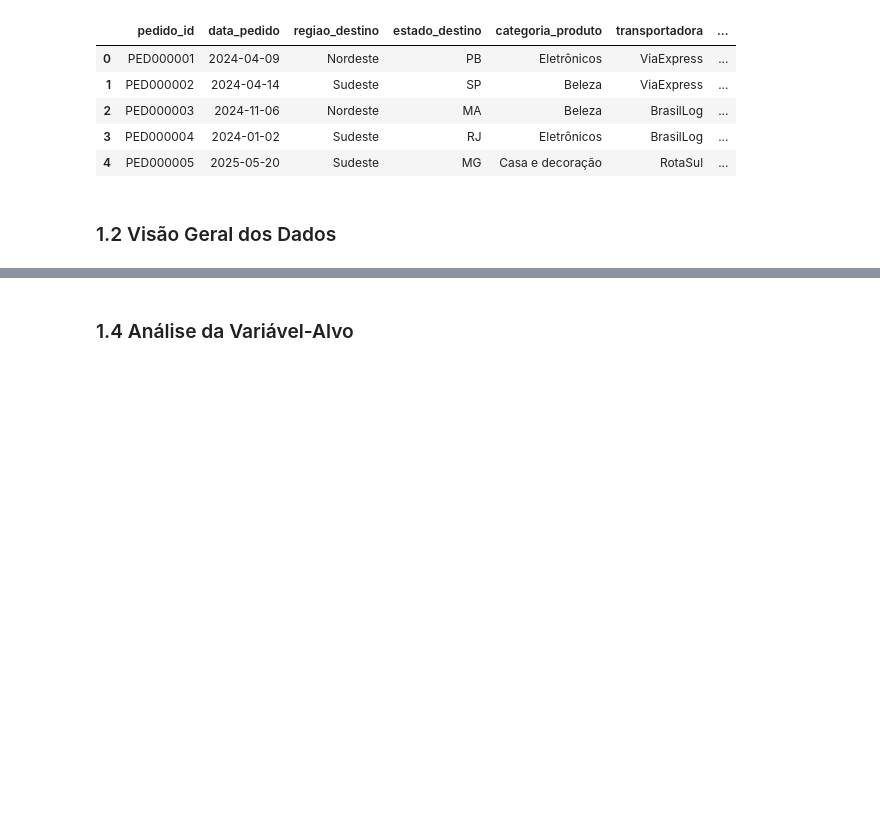
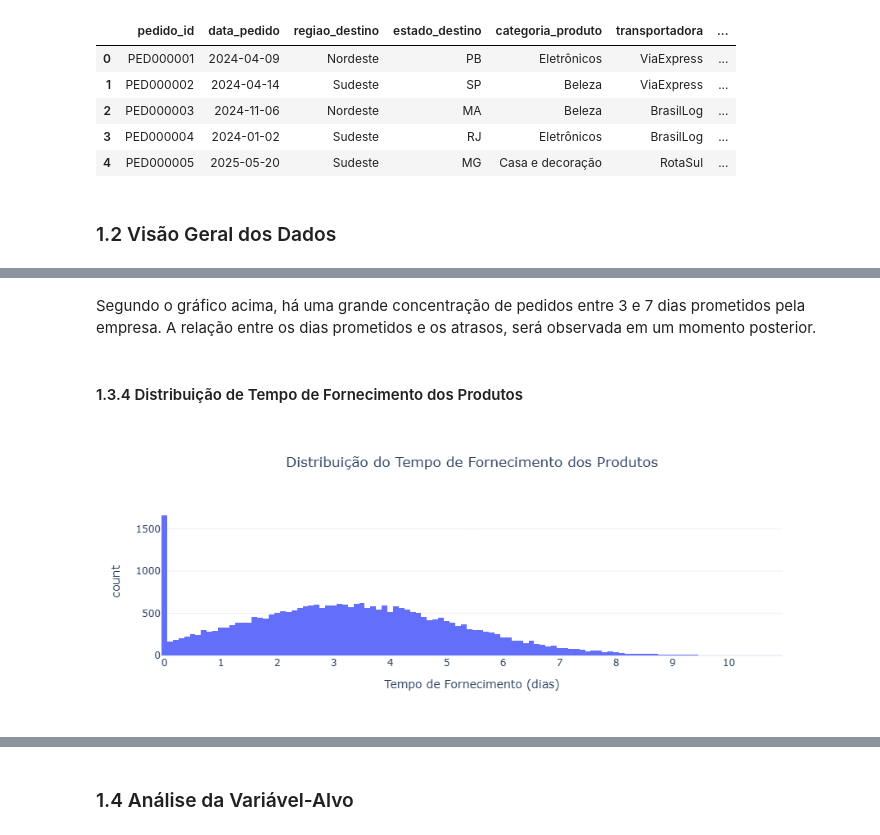
Before and after one commit to elisvw/delivery-delay-prediction, a Jupyter notebook: notebooks/delivery_delay_prediction.ipynb, the cells around one changed output, grey strips where cells are left out. Saved outputs shown, nothing was run; the diff lists cells and outputs as text; code cells hidden in the pictures; blank space fills up the shorter version.

```diff
--- a/notebooks/delivery_delay_prediction.ipynb
+++ b/notebooks/delivery_delay_prediction.ipynb
@@ -36,0 +218,22 @@ df.head()
+# %% [markdown]
+Segundo o gráfico acima, há uma grande concentração de pedidos entre 3 e 7 dias prometidos pela empresa. A relação entre os dias prometidos e os atrasos, será observada em um momento posterior.
+# %% [markdown]
+#### 1.3.4 Distribuição de Tempo de Fornecimento dos Produtos
+# %%
+fig = px.histogram(
+    df,
+    x="lead_time_fornecedor_dias",
+    title="Distribuição do Tempo de Fornecimento dos Produtos",
+    labels={
+        "lead_time_fornecedor_dias": "Tempo de Fornecimento (dias)",
+        "count": "Quantidade de Pedidos"
+    },
+    template="plotly_white"
+)
+
+fig.update_layout(title_x=0.5)
+fig.update_xaxes(dtick=1)
+
+fig.show()
+# %% [output]
+[figure, added]
```
Also changed, not shown: parts of 34 cells of this notebook, 1 other file.
